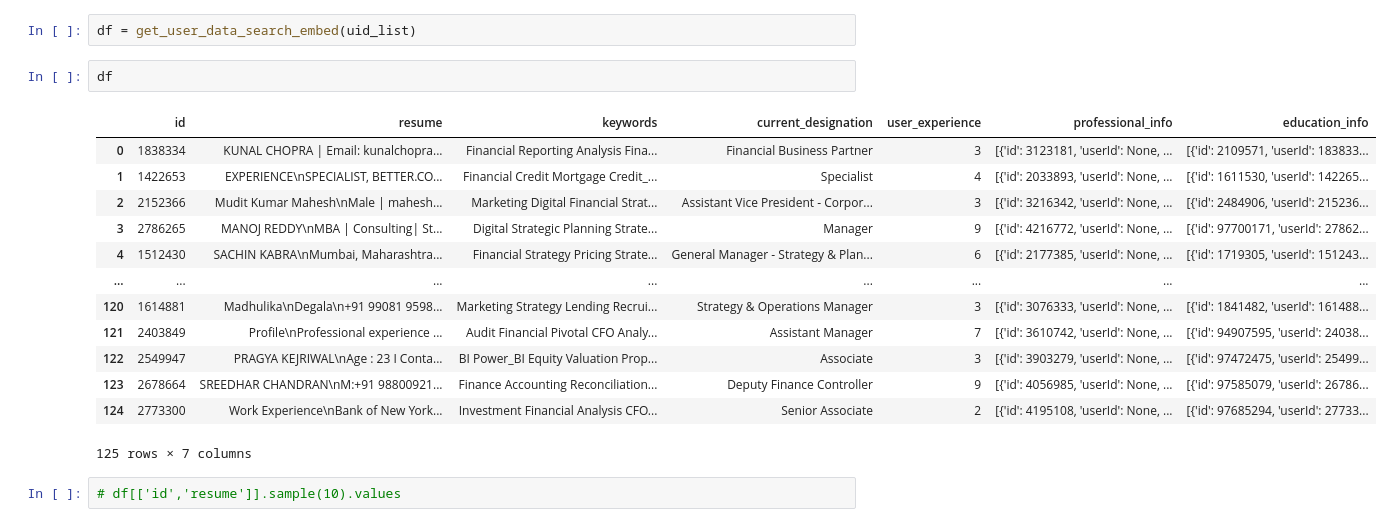
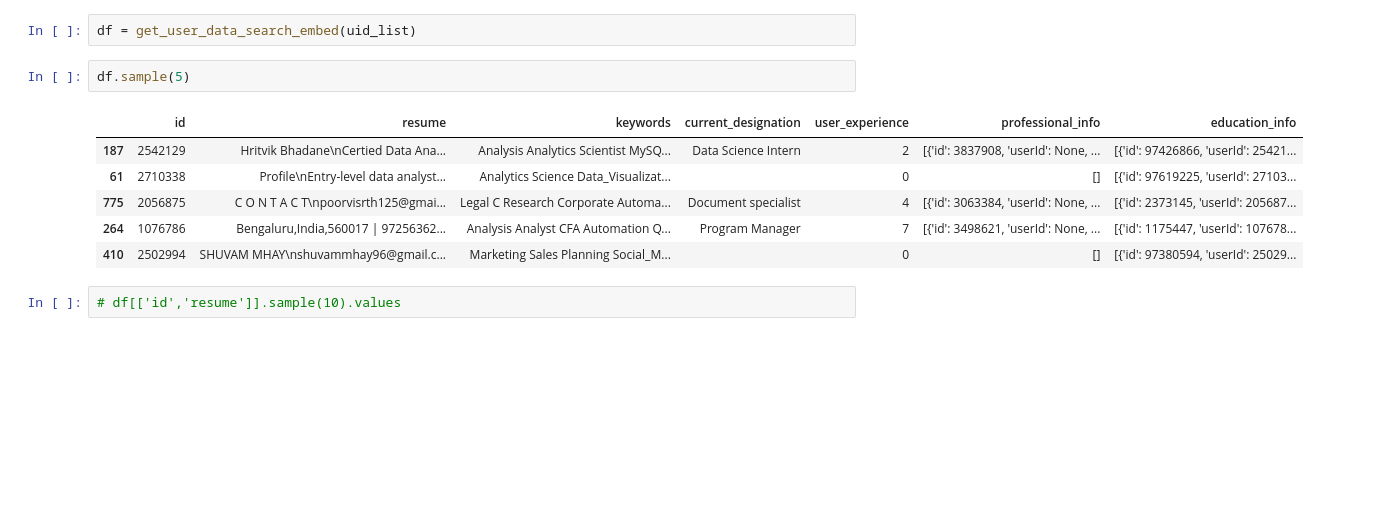
Before and after one commit to Highorbit/llama-recipes, a Jupyter notebook: examples/code_langchain/RAG_example2.ipynb, the cells around one changed output. Cells and saved outputs as stored; diff of their text form; blank space fills up the shorter version.

```diff
--- a/examples/code_langchain/RAG_example2.ipynb
+++ b/examples/code_langchain/RAG_example2.ipynb
@@ -66,21 +48,14 @@ from user_info import *
 # %%
 df = get_user_data_search_embed(uid_list)
 # %%
-df
+df.sample(5)
 # %% [output]
 |  | id | resume | keywords | current_designation | user_experience | professional_info | education_info |
-| 0 | 1838334 | KUNAL CHOPRA | Email: kunalchopra... | Financial Reporting Analysis Fina... | Financial Business Partner | 3 | [{'id': 3123181, 'userId': None, ... | [{'id': 2109571, 'userId': 183833... |
-| 1 | 1422653 | EXPERIENCE\nSPECIALIST, BETTER.CO... | Financial Credit Mortgage Credit_... | Specialist | 4 | [{'id': 2033893, 'userId': None, ... | [{'id': 1611530, 'userId': 142265... |
-| 2 | 2152366 | Mudit Kumar Mahesh\nMale | mahesh... | Marketing Digital Financial Strat... | Assistant Vice President - Corpor... | 3 | [{'id': 3216342, 'userId': None, ... | [{'id': 2484906, 'userId': 215236... |
-| 3 | 2786265 | MANOJ REDDY\nMBA | Consulting| St... | Digital Strategic Planning Strate... | Manager | 9 | [{'id': 4216772, 'userId': None, ... | [{'id': 97700171, 'userId': 27862... |
-| 4 | 1512430 | SACHIN KABRA\nMumbai, Maharashtra... | Financial Strategy Pricing Strate... | General Manager - Strategy & Plan... | 6 | [{'id': 2177385, 'userId': None, ... | [{'id': 1719305, 'userId': 151243... |
-| ... | ... | ... | ... | ... | ... | ... | ... |
-| 120 | 1614881 | Madhulika\nDegala\n+91 99081 9598... | Marketing Strategy Lending Recrui... | Strategy & Operations Manager | 3 | [{'id': 3076333, 'userId': None, ... | [{'id': 1841482, 'userId': 161488... |
-| 121 | 2403849 | Profile\nProfessional experience ... | Audit Financial Pivotal CFO Analy... | Assistant Manager | 7 | [{'id': 3610742, 'userId': None, ... | [{'id': 94907595, 'userId': 24038... |
-| 122 | 2549947 | PRAGYA KEJRIWAL\nAge : 23 I Conta... | BI Power_BI Equity Valuation Prop... | Associate | 3 | [{'id': 3903279, 'userId': None, ... | [{'id': 97472475, 'userId': 25499... |
-| 123 | 2678664 | SREEDHAR CHANDRAN\nM:+91 98800921... | Finance Accounting Reconciliation... | Deputy Finance Controller | 9 | [{'id': 4056985, 'userId': None, ... | [{'id': 97585079, 'userId': 26786... |
-| 124 | 2773300 | Work Experience\nBank of New York... | Investment Financial Analysis CFO... | Senior Associate | 2 | [{'id': 4195108, 'userId': None, ... | [{'id': 97685294, 'userId': 27733... |
+| 187 | 2542129 | Hritvik Bhadane\nCertied Data Ana... | Analysis Analytics Scientist MySQ... | Data Science Intern | 2 | [{'id': 3837908, 'userId': None, ... | [{'id': 97426866, 'userId': 25421... |
+| 61 | 2710338 | Profile\nEntry-level data analyst... | Analytics Science Data_Visualizat... |  | 0 | [] | [{'id': 97619225, 'userId': 27103... |
+| 775 | 2056875 | C O N T A C T\npoorvisrth125@gmai... | Legal C Research Corporate Automa... | Document specialist | 4 | [{'id': 3063384, 'userId': None, ... | [{'id': 2373145, 'userId': 205687... |
+| 264 | 1076786 | Bengaluru,India,560017 | 97256362... | Analysis Analyst CFA Automation Q... | Program Manager | 7 | [{'id': 3498621, 'userId': None, ... | [{'id': 1175447, 'userId': 107678... |
+| 410 | 2502994 | SHUVAM MHAY\nshuvammhay96@gmail.c... | Marketing Sales Planning Social_M... |  | 0 | [] | [{'id': 97380594, 'userId': 25029... |
-125 rows × 7 columns
 # %%
 # df[['id','resume']].sample(10).values
 # %%
```
Also changed, not shown: parts of 30 cells of this notebook, 4 other files.
